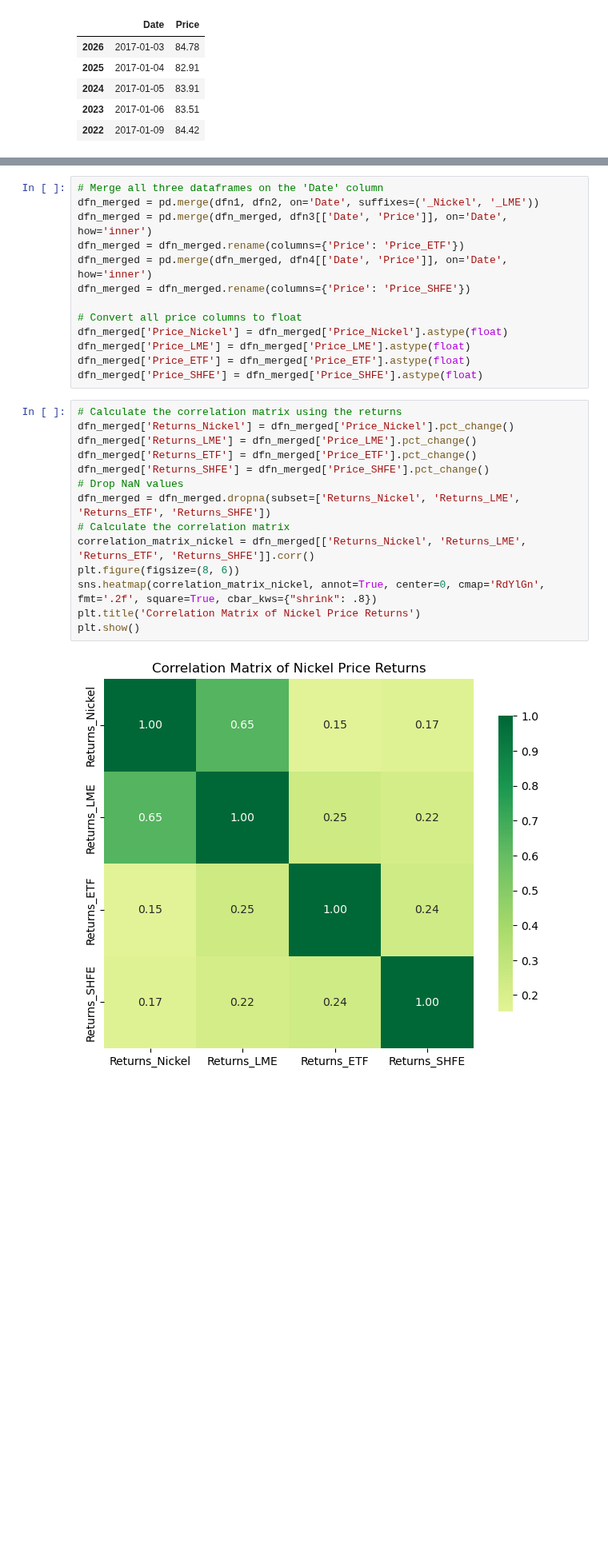
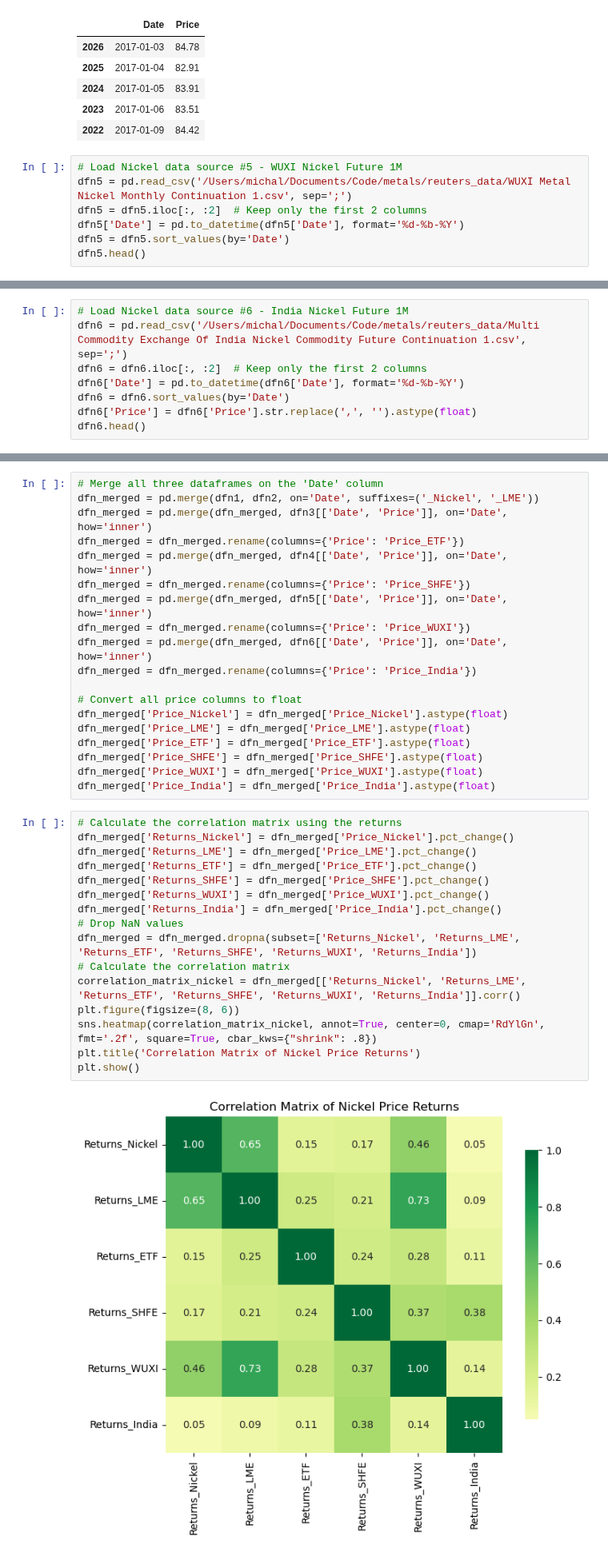
Before and after one commit to Doosheck/metals, a Jupyter notebook: data_overview.ipynb, the cells around one changed output, grey strips where cells are left out. Shown at 80% size. Drawn from its saved outputs; the diff is of its cells as text; blank space fills up the shorter version.

Commit message:
UPD: Added Nickel data sources

```diff
--- a/data_overview.ipynb
+++ b/data_overview.ipynb
@@ -280,3 +280,10 @@ dfn4.head()
 | 2024 | 2017-01-05 | 83.91 |
 | 2023 | 2017-01-06 | 83.51 |
 | 2022 | 2017-01-09 | 84.42 |
+# %%
+# Load Nickel data source #5 - WUXI Nickel Future 1M
+dfn5 = pd.read_csv('/Users/michal/Documents/Code/metals/reuters_data/WUXI Metal Nickel Monthly Continuation 1.csv', sep=';')
+dfn5 = dfn5.iloc[:, :2]  # Keep only the first 2 columns
+dfn5['Date'] = pd.to_datetime(dfn5['Date'], format='%d-%b-%Y')
+dfn5 = dfn5.sort_values(by='Date')
+dfn5.head()
@@ -282,0 +297,8 @@ dfn4.head()
+# %%
+# Load Nickel data source #6 - India Nickel Future 1M
+dfn6 = pd.read_csv('/Users/michal/Documents/Code/metals/reuters_data/Multi Commodity Exchange Of India Nickel Commodity Future Continuation 1.csv', sep=';')
+dfn6 = dfn6.iloc[:, :2]  # Keep only the first 2 columns
+dfn6['Date'] = pd.to_datetime(dfn6['Date'], format='%d-%b-%Y')
+dfn6 = dfn6.sort_values(by='Date')
+dfn6['Price'] = dfn6['Price'].str.replace(',', '').astype(float)
+dfn6.head()
@@ -287,28 +316,36 @@ dfn_merged = pd.merge(dfn_merged, dfn3[['Date', 'Price']], on='Date', how='inner
 dfn_merged = dfn_merged.rename(columns={'Price': 'Price_ETF'})
 dfn_merged = pd.merge(dfn_merged, dfn4[['Date', 'Price']], on='Date', how='inner')
 dfn_merged = dfn_merged.rename(columns={'Price': 'Price_SHFE'})
+dfn_merged = pd.merge(dfn_merged, dfn5[['Date', 'Price']], on='Date', how='inner')
+dfn_merged = dfn_merged.rename(columns={'Price': 'Price_WUXI'})
+dfn_merged = pd.merge(dfn_merged, dfn6[['Date', 'Price']], on='Date', how='inner')
+dfn_merged = dfn_merged.rename(columns={'Price': 'Price_India'})
 
 # Convert all price columns to float
 dfn_merged['Price_Nickel'] = dfn_merged['Price_Nickel'].astype(float)
 dfn_merged['Price_LME'] = dfn_merged['Price_LME'].astype(float)
 dfn_merged['Price_ETF'] = dfn_merged['Price_ETF'].astype(float)
 dfn_merged['Price_SHFE'] = dfn_merged['Price_SHFE'].astype(float)
+dfn_merged['Price_WUXI'] = dfn_merged['Price_WUXI'].astype(float)
+dfn_merged['Price_India'] = dfn_merged['Price_India'].astype(float)
 # %%
 # Calculate the correlation matrix using the returns
 dfn_merged['Returns_Nickel'] = dfn_merged['Price_Nickel'].pct_change()
 dfn_merged['Returns_LME'] = dfn_merged['Price_LME'].pct_change()
 dfn_merged['Returns_ETF'] = dfn_merged['Price_ETF'].pct_change()
 dfn_merged['Returns_SHFE'] = dfn_merged['Price_SHFE'].pct_change()
+dfn_merged['Returns_WUXI'] = dfn_merged['Price_WUXI'].pct_change()
+dfn_merged['Returns_India'] = dfn_merged['Price_India'].pct_change()
 # Drop NaN values
-dfn_merged = dfn_merged.dropna(subset=['Returns_Nickel', 'Returns_LME', 'Returns_ETF', 'Returns_SHFE'])
+dfn_merged = dfn_merged.dropna(subset=['Returns_Nickel', 'Returns_LME', 'Returns_ETF', 'Returns_SHFE', 'Returns_WUXI', 'Returns_India'])
 # Calculate the correlation matrix
-correlation_matrix_nickel = dfn_merged[['Returns_Nickel', 'Returns_LME', 'Returns_ETF', 'Returns_SHFE']].corr()
+correlation_matrix_nickel = dfn_merged[['Returns_Nickel', 'Returns_LME', 'Returns_ETF', 'Returns_SHFE', 'Returns_WUXI', 'Returns_India']].corr()
 plt.figure(figsize=(8, 6))
 sns.heatmap(correlation_matrix_nickel, annot=True, center=0, cmap='RdYlGn', fmt='.2f', square=True, cbar_kws={"shrink": .8})
 plt.title('Correlation Matrix of Nickel Price Returns')
 plt.show()
 # %% [output]
-[figure, old version]
+[figure, new version]
 # %%
 # Compute the cointegration
 from statsmodels.tsa.stattools import coint
```
Also changed, not shown: parts of 2 cells of this notebook.
